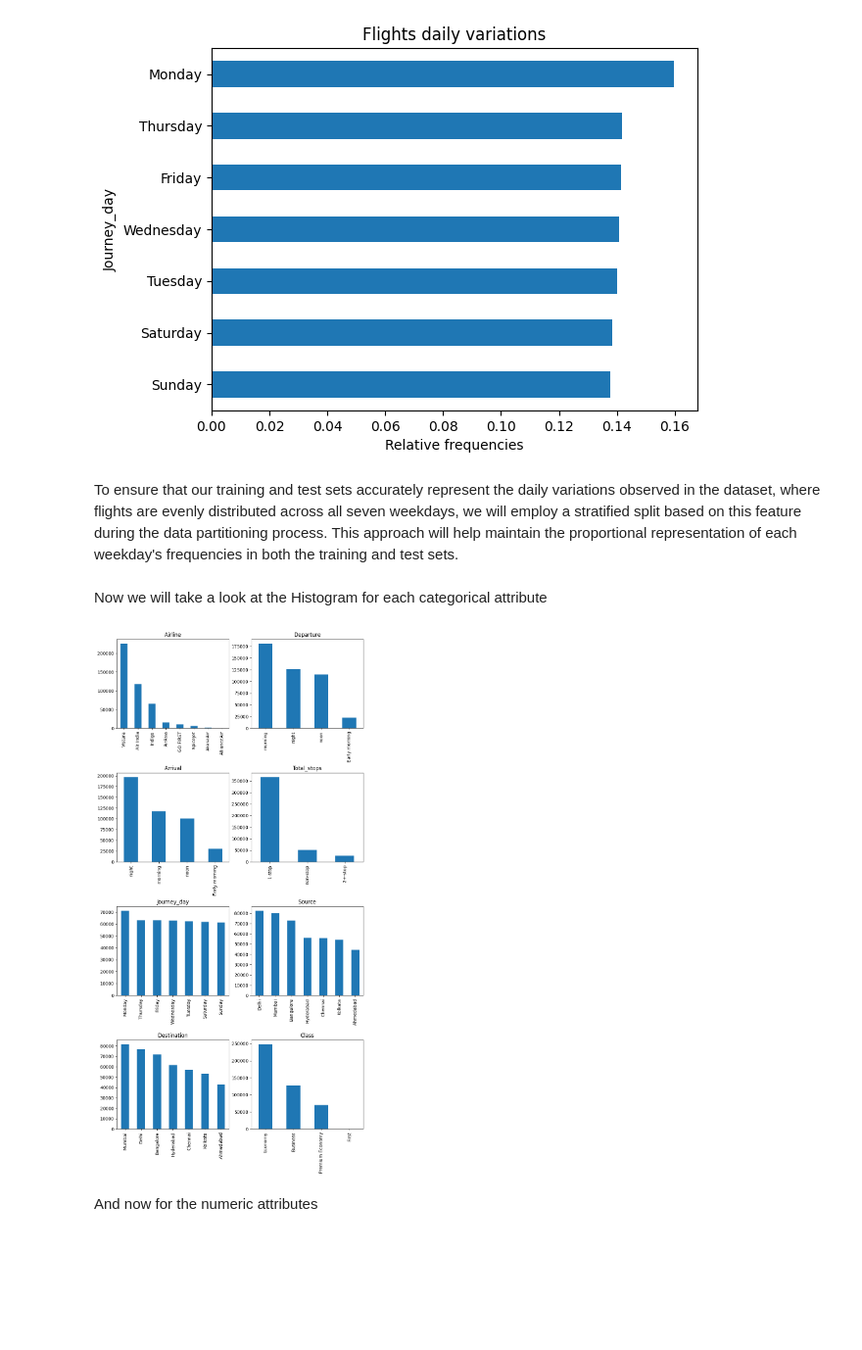
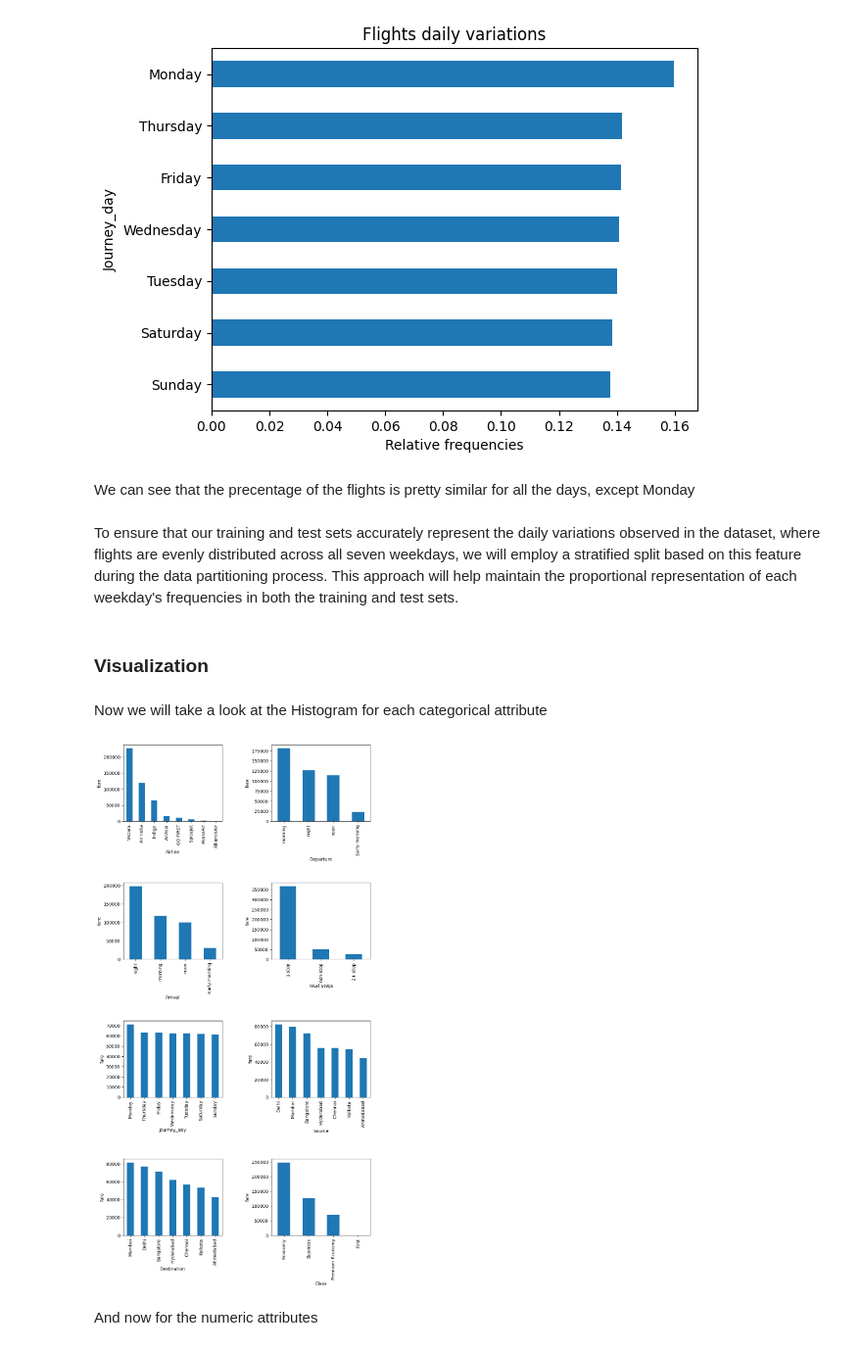
Before and after one commit to NoamGini/Tabular-data-science---Airfare, a Jupyter notebook: Pipline.ipynb, the cells around one changed output. Shown at 98% size. Saved outputs shown, nothing was run; the diff lists cells and outputs as text; code cells hidden in the pictures; blank space fills up the shorter version.

```diff
--- a/Pipline.ipynb
+++ b/Pipline.ipynb
@@ -198,45 +210,48 @@ dtf.Journey_day.value_counts(normalize = True, ascending = True).plot(kind="barh
 # %% [output]
 <Axes: title={'center': 'Flights daily variations'}, xlabel='Relative frequencies', ylabel='Journey_day'>
 [figure]
+# %% [markdown]
+We can see that the precentage of the flights is pretty similar for all the days, except Monday
 # %% [markdown]
 To ensure that our training and test sets accurately represent the daily variations observed in the dataset, where flights are evenly distributed across all seven weekdays, we will employ a stratified split based on this feature during the data partitioning process. This approach will help maintain the proportional representation of each weekday's frequencies in both the training and test sets.
+# %% [markdown]
+### Visualization
 # %% [markdown]
 Now we will take a look at the Histogram for each categorical attribute
 # %%
 
 # Define the names of categorical columns to remove
 columns_to_remove = ["Date_of_journey", "Flight_code"]
 
 # Define the desired order of categorical columns
 desired_order = ["Airline", "Departure", "Arrival", "Total_stops", "Journey_day", "Source", "Destination", "Class"]
 
 # Filter categorical columns based on the condition and desired order
 categorical_columns_filtered = [c for c in desired_order if c not in columns_to_remove]
 
 n = len(categorical_columns_filtered)
 cols = 2
 max_bars = 8
 
 rows = (n // cols) + (1 if n % cols != 0 else 0)
 
 #generate a figures grid
 fig, axes = plt.subplots(rows,cols,figsize=(cols*5,rows*5))
-fig.subplots_adjust(hspace=0.5)
+fig.subplots_adjust(hspace=0.8, wspace=0.5)
 
 for i,column in enumerate(categorical_columns_filtered):
     #calculate the current place on the grid
     r=int(i/cols)
     c=i%cols
 
     #create the "value counts" for the first <max_bars> categories
     u=min(dtf[column].nunique(),max_bars)
     vc = dtf[column].value_counts()[:u]
 
     # plot a bar chart using Pandas
-    vc.plot(kind='bar',ax=axes[r,c],title=column)
-    axes[r, c].set_xlabel('')
+    vc.plot(kind='bar',ax=axes[r,c], xlabel = column, ylabel = "fare")
 # %% [output]
-[figure, old version]
+[figure, new version]
 # %% [markdown]
 And now for the numeric attributes
 # %%
```
Also changed, not shown: parts of 54 cells of this notebook.
